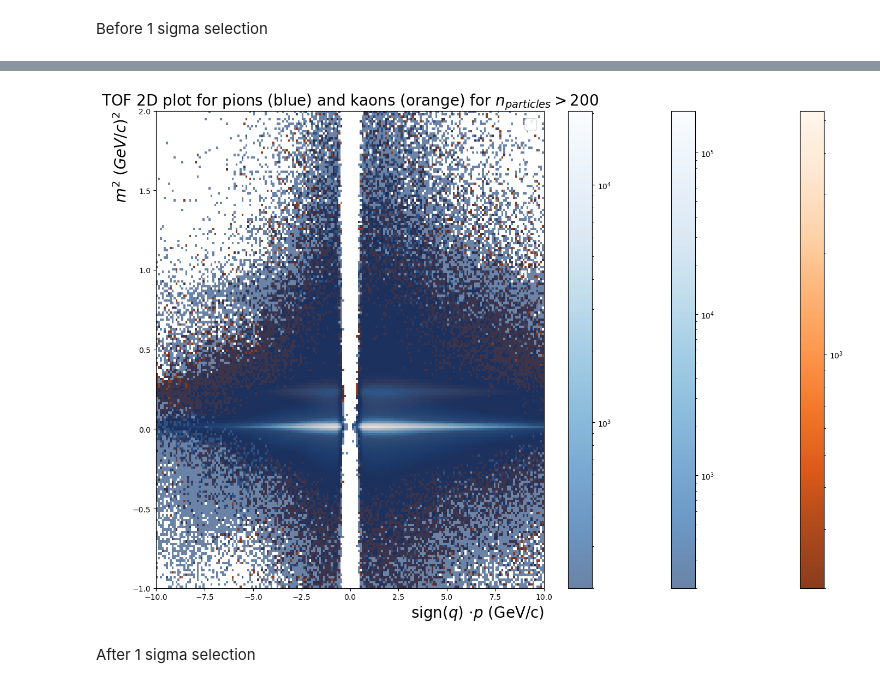
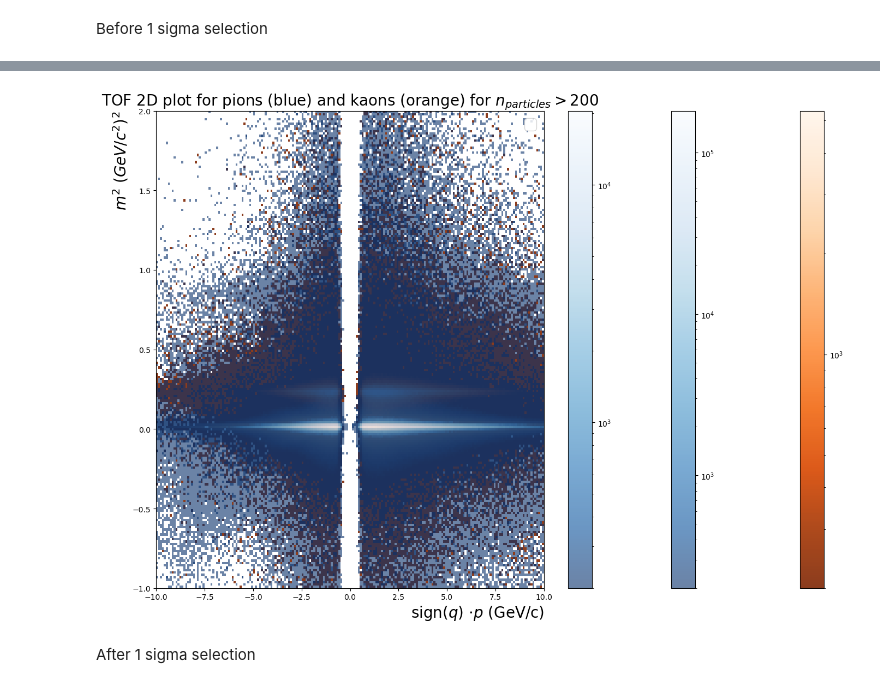
Before and after one commit to julnow/inz, a Jupyter notebook: jupyter/ml_tof_plots.ipynb, the cells around one changed output, grey strips where cells are left out. Drawn from its saved outputs; the diff is of its cells as text; code cells hidden in the pictures.

```diff
--- a/jupyter/ml_tof_plots.ipynb
+++ b/jupyter/ml_tof_plots.ipynb
@@ -232,7 +232,7 @@ def classes_tof(df, pid, name):
     var_yaxis = mass2
     #get name with variable from the xnames list
     xName = r'sign($q$) $\cdot p$ (GeV/c)'
-    yName = r'$m^2$ $(GeV/c)^2$'
+    yName = r'$m^2$ $(GeV/c^2)^2$'
     ranges = [[-10, 10],[-1, 2]]
     fig, axs = plt.subplots(figsize=(15, 10))
     plt.hist2d(var_xaxis,var_yaxis, bins=200, norm=mpl.colors.LogNorm(), range=ranges)
@@ -261,34 +261,34 @@ for pid in Pid:
 # %%
 fig, axs = plt.subplots(figsize=(15, 10))
 ranges = [[-10, 10],[-1, 2]]
 xName = r'sign($q$) $\cdot p$ (GeV/c)'
-yName = r'$m^2$ $(GeV/c)^2$'
+yName = r'$m^2$ $(GeV/c^2)^2$'
 
 def subplot(pid, name, color, alpha):
     qp = particles[particles['pid']==pid]['q']*particles[particles['pid']==pid]['p']
     mass2 = particles[particles['pid']==pid]['mass2']
     counts, xedges, yedges, im = axs.hist2d(qp, mass2, bins=200, norm=mpl.colors.LogNorm(vmin=200), cmap=plt.cm.get_cmap(color), range=ranges, label= name, alpha = alpha)
     plt.colorbar(im, ax=axs)
     # plt.hist2d(qp, mass2, bins=200, norm=mpl.colors.LogNorm(vmin=100), cmap=plt.cm.get_cmap(color), range=ranges, label= name, alpha = 0.9)
 
 
 subplot(Pid.KAON.value, 'kaons', 'Oranges_r', .9)
 subplot(Pid.PION.value, 'pions', 'Blues_r', .6)
 subplot(Pid.MUON.value, 'pions', 'Blues_r', .6) #as we use it also
 
 
 
 
 plt.xlabel(xName, fontsize=20, loc='right')
 plt.ylabel(yName, fontsize=20, loc='top')
 title=r'TOF 2D plot for pions (blue) and kaons (orange) for $n_{particles} > 200$'
 plt.title(title, fontsize=20)
 axs.legend('Classes of particles', fontsize = 20, loc='upper right')
 #axs.tick_params(labelsize=18)
 fig.tight_layout()
 plt.show()
 # %% [output]
-[figure, old version]
+[figure, new version]
 # %% [markdown]
 After 1 sigma selection
 # %%
```
Also changed, not shown: parts of 8 cells of this notebook, 1 other file.
